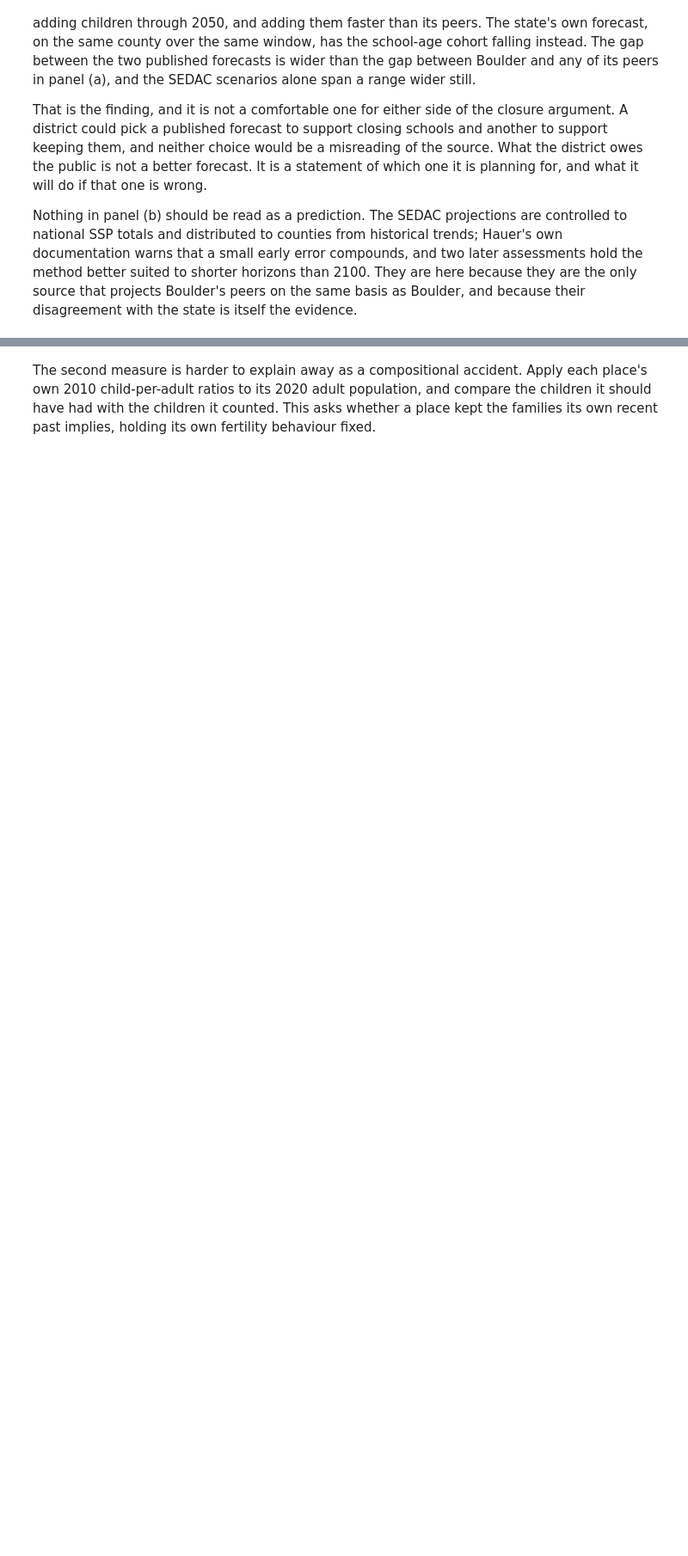
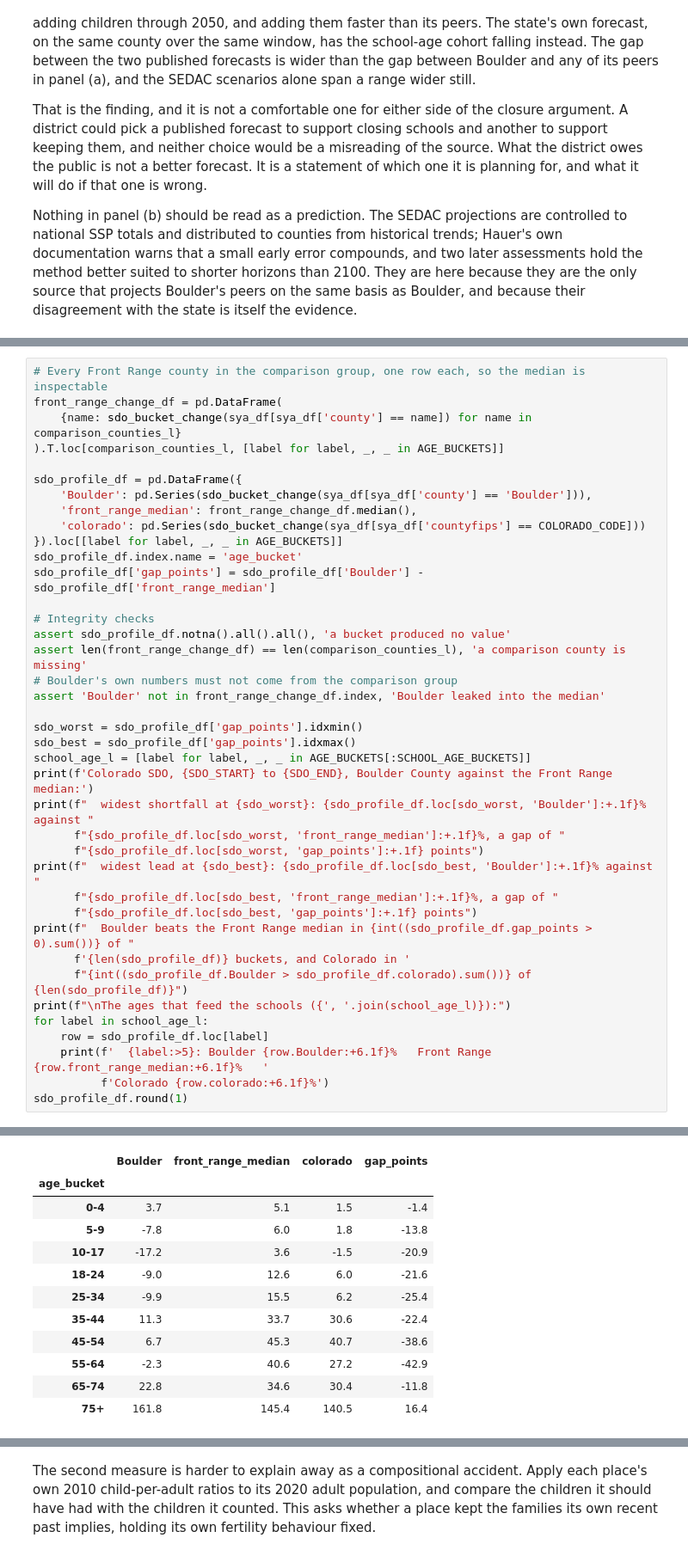
Before and after one commit to brianckeegan/charting-boulder, a Jupyter notebook: 2026-09-bvsd/bvsd-analysis.ipynb, the cells around one changed output, grey strips where cells are left out. Shown at 86% size. Cells and saved outputs as stored; diff of their text form; blank space fills up the shorter version.

```diff
--- a/2026-09-bvsd/bvsd-analysis.ipynb
+++ b/2026-09-bvsd/bvsd-analysis.ipynb
@@ -805,0 +893,40 @@ itself the evidence.
+# %%
+# Every Front Range county in the comparison group, one row each, so the median is inspectable
+front_range_change_df = pd.DataFrame(
+    {name: sdo_bucket_change(sya_df[sya_df['county'] == name]) for name in comparison_counties_l}
+).T.loc[comparison_counties_l, [label for label, _, _ in AGE_BUCKETS]]
+
+sdo_profile_df = pd.DataFrame({
+    'Boulder': pd.Series(sdo_bucket_change(sya_df[sya_df['county'] == 'Boulder'])),
+    'front_range_median': front_range_change_df.median(),
+    'colorado': pd.Series(sdo_bucket_change(sya_df[sya_df['countyfips'] == COLORADO_CODE]))
+}).loc[[label for label, _, _ in AGE_BUCKETS]]
+sdo_profile_df.index.name = 'age_bucket'
+sdo_profile_df['gap_points'] = sdo_profile_df['Boulder'] - sdo_profile_df['front_range_median']
+
+# Integrity checks
+assert sdo_profile_df.notna().all().all(), 'a bucket produced no value'
+assert len(front_range_change_df) == len(comparison_counties_l), 'a comparison county is missing'
+# Boulder's own numbers must not come from the comparison group
+assert 'Boulder' not in front_range_change_df.index, 'Boulder leaked into the median'
+
+sdo_worst = sdo_profile_df['gap_points'].idxmin()
+sdo_best = sdo_profile_df['gap_points'].idxmax()
+school_age_l = [label for label, _, _ in AGE_BUCKETS[:SCHOOL_AGE_BUCKETS]]
+print(f'Colorado SDO, {SDO_START} to {SDO_END}, Boulder County against the Front Range median:')
+print(f"  widest shortfall at {sdo_worst}: {sdo_profile_df.loc[sdo_worst, 'Boulder']:+.1f}% against "
+      f"{sdo_profile_df.loc[sdo_worst, 'front_range_median']:+.1f}%, a gap of "
+      f"{sdo_profile_df.loc[sdo_worst, 'gap_points']:+.1f} points")
+print(f"  widest lead at {sdo_best}: {sdo_profile_df.loc[sdo_best, 'Boulder']:+.1f}% against "
+      f"{sdo_profile_df.loc[sdo_best, 'front_range_median']:+.1f}%, a gap of "
+      f"{sdo_profile_df.loc[sdo_best, 'gap_points']:+.1f} points")
+print(f"  Boulder beats the Front Range median in {int((sdo_profile_df.gap_points > 0).sum())} of "
+      f'{len(sdo_profile_df)} buckets, and Colorado in '
+      f"{int((sdo_profile_df.Boulder > sdo_profile_df.colorado).sum())} of {len(sdo_profile_df)}")
+print(f"\nThe ages that feed the schools ({', '.join(school_age_l)}):")
+for label in school_age_l:
+    row = sdo_profile_df.loc[label]
+    print(f'  {label:>5}: Boulder {row.Boulder:+6.1f}%   Front Range {row.front_range_median:+6.1f}%   '
+          f'Colorado {row.colorado:+6.1f}%')
+sdo_profile_df.round(1)
+# %% [output]
@@ -805,0 +942,12 @@ itself the evidence.
+|  | Boulder | front_range_median | colorado | gap_points |
+| age_bucket |  |  |  |  |
+| 0-4 | 3.7 | 5.1 | 1.5 | -1.4 |
+| 5-9 | -7.8 | 6.0 | 1.8 | -13.8 |
+| 10-17 | -17.2 | 3.6 | -1.5 | -20.9 |
+| 18-24 | -9.0 | 12.6 | 6.0 | -21.6 |
+| 25-34 | -9.9 | 15.5 | 6.2 | -25.4 |
+| 35-44 | 11.3 | 33.7 | 30.6 | -22.4 |
+| 45-54 | 6.7 | 45.3 | 40.7 | -38.6 |
+| 55-64 | -2.3 | 40.6 | 27.2 | -42.9 |
+| 65-74 | 22.8 | 34.6 | 30.4 | -11.8 |
+| 75+ | 161.8 | 145.4 | 140.5 | 16.4 |
```
Also changed, not shown: parts of 16 cells of this notebook, 14 other files.
